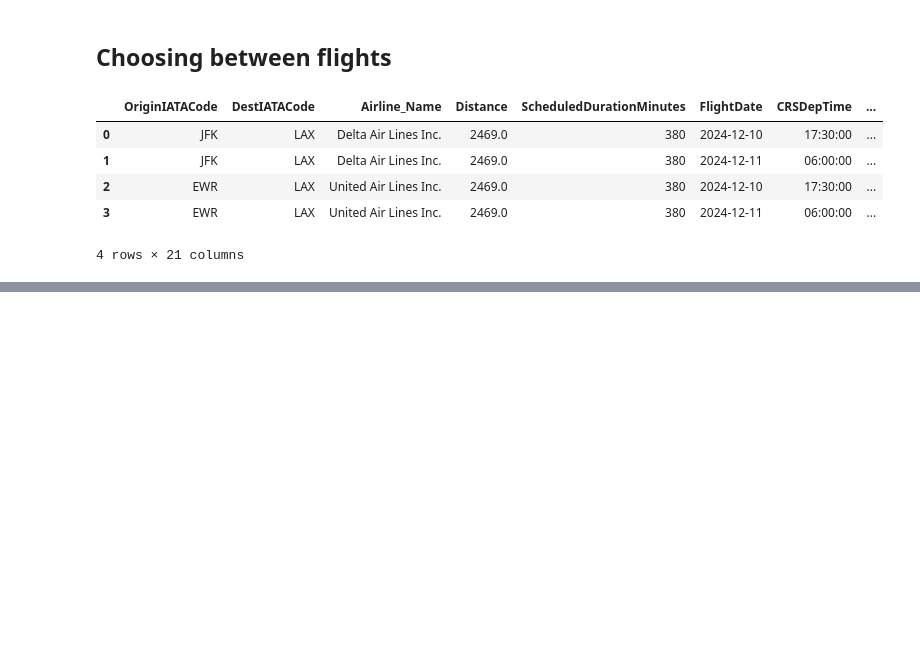
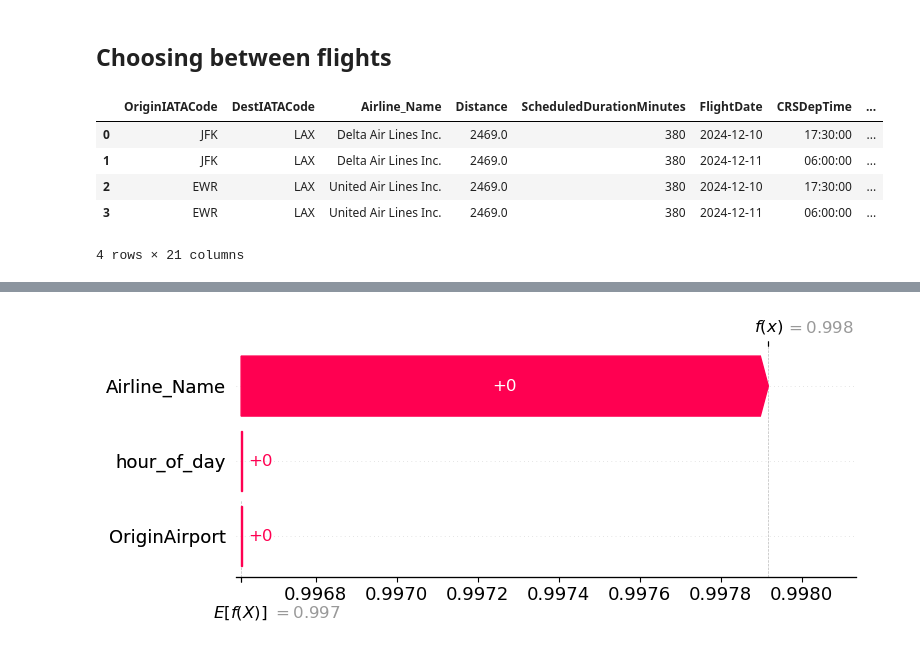
Before and after one commit to ansaridan/theory_of_ml_group4, a Jupyter notebook: explorations/using_trained_model.ipynb, the cells around one changed output, grey strips where cells are left out. Cells and saved outputs as stored; diff of their text form; code cells hidden in the pictures; blank space fills up the shorter version.

Commit message:
add notebooks, fix hour of day

```diff
--- a/explorations/using_trained_model.ipynb
+++ b/explorations/using_trained_model.ipynb
@@ -257,0 +221,54 @@ TypeError: In v0.20, force plot now requires the base value as the first paramet
+# %%
+import shap
+import pandas as pd
+import numpy as np
+
+# Assume you have a mapping of one-hot encoded features to their original categorical groups
+# Transform test data (your step)
+X_test = model._transform_to_df(df_prediction)
+
+onehot_groups = {
+    "Airline_Name": [col for col in X_test.columns if "Airline_Name" in col],
+    "hour_of_day": [col for col in X_test.columns if "time_of_day" in col],
+    "OriginAirport": [col for col in X_test.columns if "OriginAirport" in col],
+}
+
+shap.initjs()
+
+# Calculate SHAP values for the test set
+explainer = shap.KernelExplainer(model.estimators[c.CANCELLED_COL].predict_proba, X_test, link="identity")
+shap_values = explainer.shap_values(X_test)
+
+# Aggregate SHAP values by group
+def group_shap_values(shap_values, feature_names, group_map):
+    grouped_values = []
+    grouped_names = []
+    for group_name, feature_list in group_map.items():
+        # Find indices of features in this group
+        indices = [feature_names.index(f) for f in feature_list if f in feature_names]
+        # Sum SHAP values for this group
+        group_value = np.sum(shap_values[indices])
+        grouped_values.append(group_value)
+        grouped_names.append(group_name)
+    return np.array(grouped_values), np.array(grouped_names)
+
+# Select an instance to analyze
+instance_index = 0  # Adjust as needed
+target_class = 0    # Adjust as needed
+
+# Extract SHAP values for the instance and group them
+instance_shap_values = shap_values[instance_index][:, target_class]
+grouped_values, grouped_names = group_shap_values(
+    instance_shap_values, list(X_test.columns), onehot_groups
+)
+
+# Create a waterfall plot for grouped SHAP values
+shap.waterfall_plot(
+    shap.Explanation(
+        values=grouped_values,
+        base_values=explainer.expected_value[target_class],
+        data=None,
+        feature_names=grouped_names
+    )
+)
+# %% [output]
@@ -257,0 +276 @@ TypeError: In v0.20, force plot now requires the base value as the first paramet
+[figure, added]
```
Also changed, not shown: parts of 14 cells of this notebook, 1 other file.
